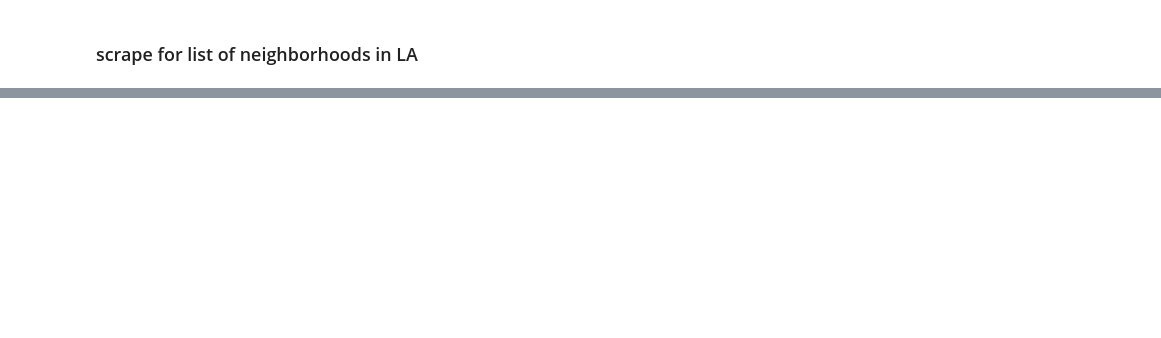
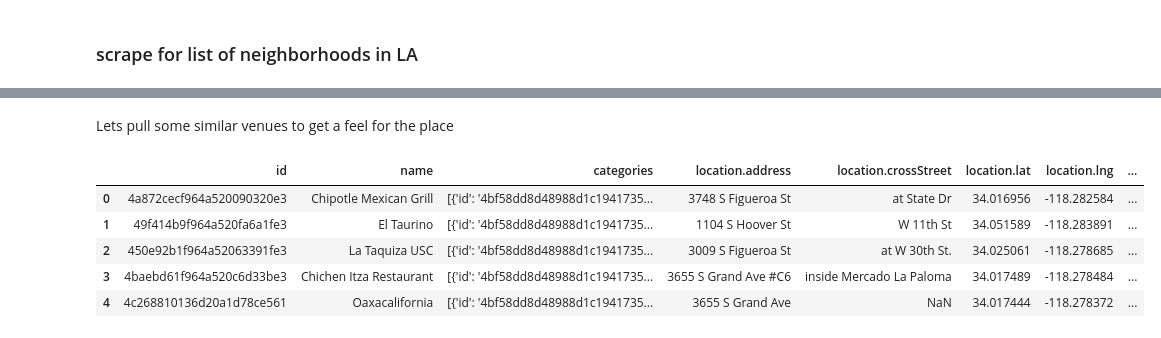
Before and after one commit to undeadcycle/applied_data_science_capstone, a Jupyter notebook: Business_Market_Analysis.ipynb, the cells around one changed output, grey strips where cells are left out. Cells and saved outputs as stored; diff of their text form; code cells hidden in the pictures; blank space fills up the shorter version.

```diff
--- a/Business_Market_Analysis.ipynb
+++ b/Business_Market_Analysis.ipynb
@@ -210,0 +537,22 @@ ___
+# %% [markdown]
+Lets pull some similar venues to get a feel for the place
+# %%
+urlx1 = 'https://api.foursquare.com/v2/venues/{}/similar?client_id={}&client_secret={}&oauth_token={}&v={}'.format(
+    venue_id,
+    CLIENT_ID,
+    CLIENT_SECRET,
+    ACCESS_TOKEN,
+    VERSION
+    )
+resultx1 = requests.get(urlx1).json()
+# %%
+# resultx['response']['similarVenues']['items']
+similar1 = pd.json_normalize(resultx1['response']['similarVenues']['items'])
+similar1
+# %% [output]
+|  | id | name | categories | location.address | location.crossStreet | location.lat | location.lng | ... |
+| 0 | 4a872cecf964a520090320e3 | Chipotle Mexican Grill | [{'id': '4bf58dd8d48988d1c1941735... | 3748 S Figueroa St | at State Dr | 34.016956 | -118.282584 | ... |
+| 1 | 49f414b9f964a520fa6a1fe3 | El Taurino | [{'id': '4bf58dd8d48988d1c1941735... | 1104 S Hoover St | W 11th St | 34.051589 | -118.283891 | ... |
+| 2 | 450e92b1f964a52063391fe3 | La Taquiza USC | [{'id': '4bf58dd8d48988d1c1941735... | 3009 S Figueroa St | at W 30th St. | 34.025061 | -118.278685 | ... |
+| 3 | 4baebd61f964a520c6d33be3 | Chichen Itza Restaurant | [{'id': '4bf58dd8d48988d1c1941735... | 3655 S Grand Ave #C6 | inside Mercado La Paloma | 34.017489 | -118.278484 | ... |
+| 4 | 4c268810136d20a1d78ce561 | Oaxacalifornia | [{'id': '4bf58dd8d48988d1c1941735... | 3655 S Grand Ave | NaN | 34.017444 | -118.278372 | ... |
```
Also changed, not shown: parts of 147 cells of this notebook.
